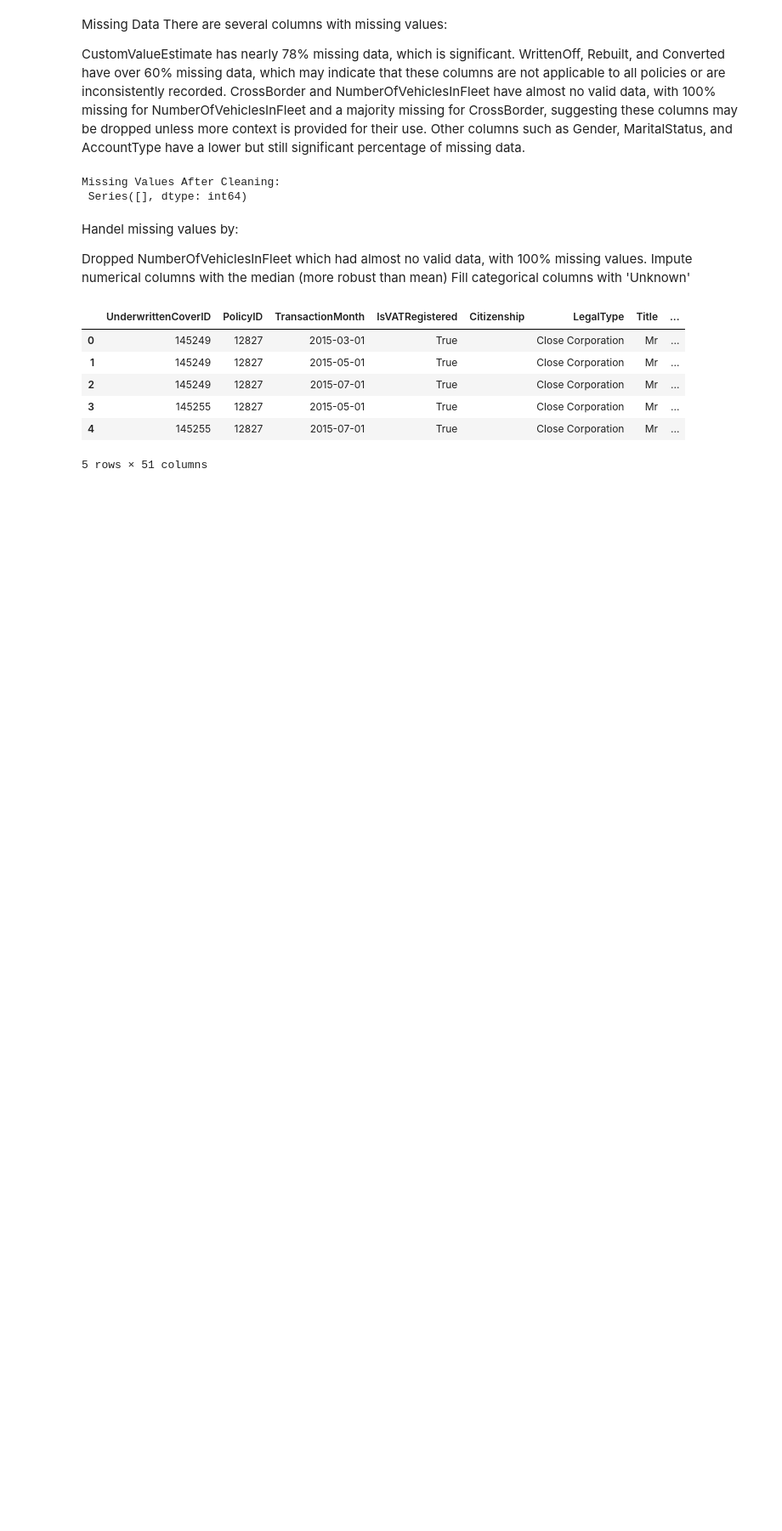
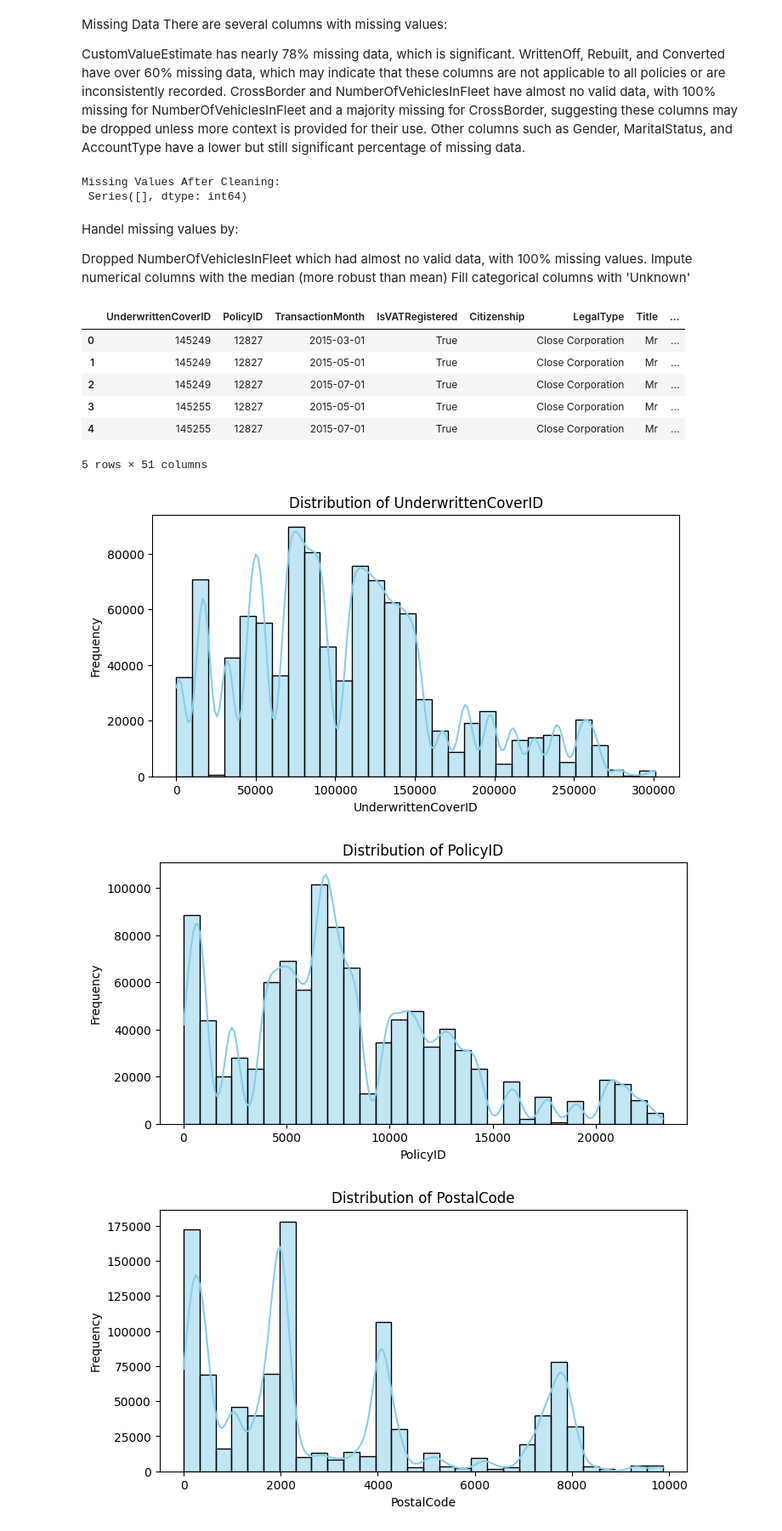
Before and after one commit to b-sam16/AlphaCare-Insurance-Analysis, a Jupyter notebook: notebooks/eda.ipynb, the cells around one changed output. Shown at 85% size. Cells and saved outputs as stored; diff of their text form; code cells hidden in the pictures; blank space fills up the shorter version.

Commit message:
Add visualizaiton clas and performed Univariate, Bivariate and Correlation analysis.

```diff
--- a/notebooks/eda.ipynb
+++ b/notebooks/eda.ipynb
@@ -125,3 +126,13 @@ cleaned_data.head()
 | 3 | 145255 | 12827 | 2015-05-01 | True |  | Close Corporation | Mr | ... |
 | 4 | 145255 | 12827 | 2015-07-01 | True |  | Close Corporation | Mr | ... |
 5 rows × 51 columns
+# %%
+# Initialize Visualizer
+visualizer = Visualizer(cleaned_data)
+# %%
+# Plot Numerical Distributions
+visualizer.plot_numerical_distribution()
+# %% [output]
+[figure, added]
+[figure, added]
+[figure, added]
```
Also changed, not shown: parts of 8 cells of this notebook, 2 other files.
